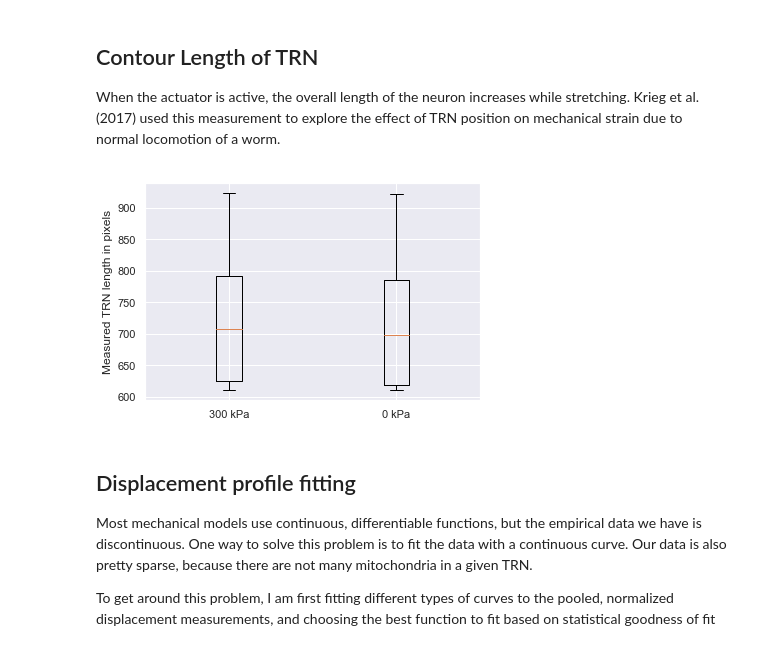
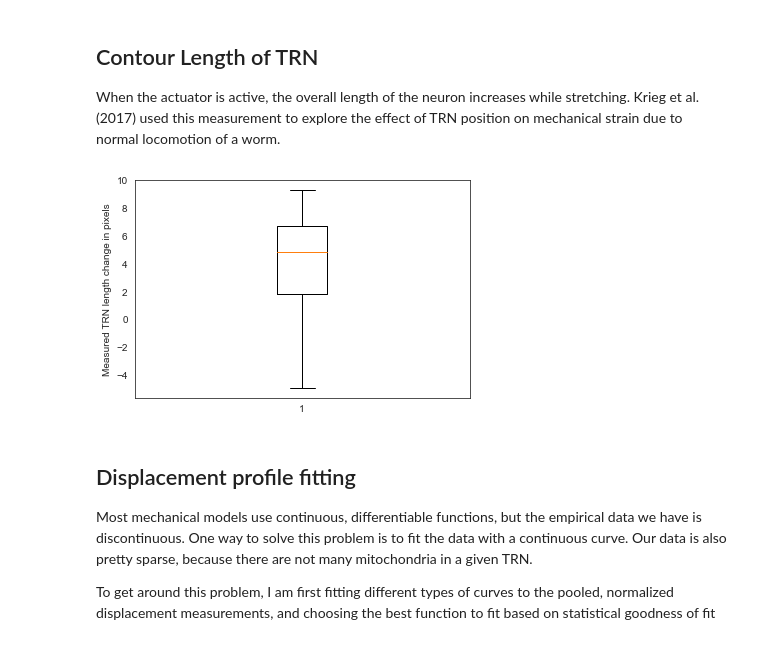
Before and after one commit to anekimken/SSN_ImageAnalysis, a Jupyter notebook: Notebooks/Mitochondria Displacement Plots.ipynb, the cells around one changed output. Saved outputs shown, nothing was run; the diff lists cells and outputs as text; code cells hidden in the pictures.

```diff
--- a/Notebooks/Mitochondria Displacement Plots.ipynb
+++ b/Notebooks/Mitochondria Displacement Plots.ipynb
@@ -192,6 +192,26 @@ def calc_strain_rest_before_after(row):
 #     print(type(before_after_strain), before_after_strain)
     return before_after_strain
 
+def calc_stretch_rest_before_after(row):
+    '''Stretch calculation with option 3 above'''
+    if row['frame'] < strain_df['frame'].max():
+        if row['pressure'] != 0:
+            before_rest = strain_df.loc[
+                (strain_df['frame'] == row['frame'] - 1) &
+                (strain_df['pair_id'] == row['pair_id'])]['total_dist']
+            after_rest = strain_df.loc[
+                (strain_df['frame'] == row['frame'] + 1) &
+                (strain_df['pair_id'] == row['pair_id'])]['total_dist']
+            rest = np.mean([before_rest.values, after_rest.values])
+            before_after_stretch = (row['total_dist'] - rest)
+        else:
+            before_after_stretch = 0
+    else:
+        before_after_stretch = None
+
+#     print(type(before_after_strain), before_after_strain)
+    return before_after_stretch
+
 # strain_df['before_strain'] = strain_df.apply(calc_strain_rest_before, axis=1)
 # strain_df['before_after_strain'] = strain_df.apply(calc_strain_rest_before_after, axis=1)
 # strain_df=strain_df.astype(float)
@@ -257,10 +277,12 @@ def sample_strain(linked_mitos_df: pd.DataFrame,
         raise ValueError
     strain_df['before_strain'] = strain_df.apply(calc_strain_rest_before, axis=1)
     strain_df['before_after_strain'] = strain_df.apply(calc_strain_rest_before_after, axis=1)
+    strain_df['before_after_stretch'] = strain_df.apply(calc_stretch_rest_before_after, axis=1)
+
     linked_mitos_df['corrected_y'] = worm_head_direction * (linked_mitos_df['y'] - actuator_center_coords[1])
     strain_df_this_frame = strain_df.loc[strain_df['frame'] == frame_num].copy()
 
-    sampled_strain_df = pd.DataFrame(columns=['y_coord', strain_calc_opt, 'experiment_id'])
+    sampled_strain_df = pd.DataFrame(columns=['y_coord', 'experiment_id'] + strain_calc_opt)
     sampled_strain_df['y_coord'] = y_coords
     sampled_strain_df['experiment_id'] = experiment_id
 
@@ -286,8 +308,10 @@ def sample_strain(linked_mitos_df: pd.DataFrame,
             (sampled_strain_df['y_coord'] < bigger_y), strain_calc_opt] = strain_this_pair
 
 #     sampled_strain = sampled_strain_df[strain_calc_opt]
-    sampled_strain_df = sampled_strain_df.astype({'y_coord': float, strain_calc_opt: float})
+    float_columns = {key: float for key in strain_calc_opt}
+    float_columns['y_coord'] = float
+    sampled_strain_df = sampled_strain_df.astype(float_columns)
 
     return sampled_strain_df
 
-sampled_strain_df= sample_strain(linked_mitos_df, metadata, np.arange(-1000,1000,1), 1, 'before_after_strain')
+# sampled_strain_df= sample_strain(linked_mitos_df, metadata, np.arange(-1000,1000,1), 1, 'before_after_strain')
@@ -325,7 +351,7 @@ for index, row in trials_with_strain_and_actuator.iterrows():
                                                 metadata_df=metadata,
                                                 y_coords=y_coords_to_sampled,
                                                 frame_num=1,
-                                                strain_calc_opt='before_after_strain')],
+                                                strain_calc_opt=['before_after_strain','before_after_stretch'])],
                                   ignore_index=True, sort=False)
 #     sampled_strain_by_exp[experiment_id] =series_for_mpl# sample_strain(linked_mitos_df=linked_mitos_df,
 #                                                      metadata_df=metadata,
@@ -334,5 +360,8 @@ for index, row in trials_with_strain_and_actuator.iterrows():
 #                                                      strain_calc_opt='before_after_strain')
 sns.set_style('white')
 fig3, ax3 = plt.subplots()
+sns.lineplot(x='y_coord', y='before_after_stretch', data=sampled_strain_df)
+# sns.despine(offset=10)
+fig4, ax4 = plt.subplots()
 sns.lineplot(x='y_coord', y='before_after_strain', data=sampled_strain_df)
 sns.despine(offset=10)
@@ -343,8 +387,8 @@ sns.despine(offset=10)
 ## Contour Length of TRN
 When the actuator is active, the overall length of the neuron increases while stretching. Krieg et al. (2017) used this measurement to explore the effect of TRN position on mechanical strain due to normal locomotion of a worm.
 # %%
-def plot_total_neuron_length(metadata_df: pd.DataFrame,
-                            ax: mpl.axes.Axes=None):
+def plot_total_neuron_length_change(metadata_df: pd.DataFrame,
+                                    ax: mpl.axes.Axes=None):
     mean_length_no_pressure = []
     mean_length_300kPa = []
     for index, row in metadata_df.iterrows():
@@ -365,37 +409,37 @@ def plot_total_neuron_length(metadata_df: pd.DataFrame,
         mean_length_no_pressure.append(
             TRN_length_and_pressure.loc[TRN_length_and_pressure[
                 'pressure'] == 0]['total_dist'].mean())
         mean_length_300kPa.append(
             TRN_length_and_pressure.loc[TRN_length_and_pressure[
                 'pressure'] == 300]['total_dist'].mean())
 
 #         if ax is None:
 #             fig, ax = plt.subplots()
 #             plot_title = metadata.loc[:,'Experiment_id'].values[0]
 #         else:
 #             plot_title = None
 
 
 #         TRN_length_and_pressure.boxplot(column=['total_dist'], by='pressure', ax=ax)
 #         display(TRN_length_and_pressure)
 
 
 #         TRN_length_and_pressure.loc[TRN_length_and_pressure['pressure'] == 300].boxplot(column=['total_dist'])
 #         linked_mitos_df.loc[linked_mitos_df['pressure'] == 0].groupby(['frame']).plot(
 #                 x='corrected_y', y=plot_axes,
 #                 color='red', kind='scatter', ax=ax)
 #         linked_mitos_df.loc[linked_mitos_df['pressure'] == 300].groupby(['frame']).plot(
 #                     x='corrected_y', y=plot_axes, title=plot_title,
 #                     color='green', kind='scatter', ax=ax)
     mean_length_no_pressure = np.array(mean_length_no_pressure)
     mean_length_300kPa = np.array(mean_length_300kPa)
     fig, ax = plt.subplots()
-    ax.boxplot([mean_length_300kPa, mean_length_no_pressure], labels=['300 kPa', '0 kPa'])
-    ax.set_ylabel('Measured TRN length in pixels')
+    ax.boxplot([mean_length_300kPa - mean_length_no_pressure])#, labels=['300 kPa', '0 kPa'])
+    ax.set_ylabel('Measured TRN length change in pixels')
 
-plot_total_neuron_length(trials_with_strain_and_actuator)
+plot_total_neuron_length_change(trials_with_strain_and_actuator)
 # %% [output]
-[figure, old version]
+[figure, new version]
 # %% [markdown]
 ## Displacement profile fitting
 Most mechanical models use continuous, differentiable functions, but the empirical data we have is discontinuous. One way to solve this problem is to fit the data with a continuous curve. Our data is also pretty sparse, because there are not many mitochondria in a given TRN.
```
Also changed, not shown: parts of 4 cells of this notebook, 4 other files.
